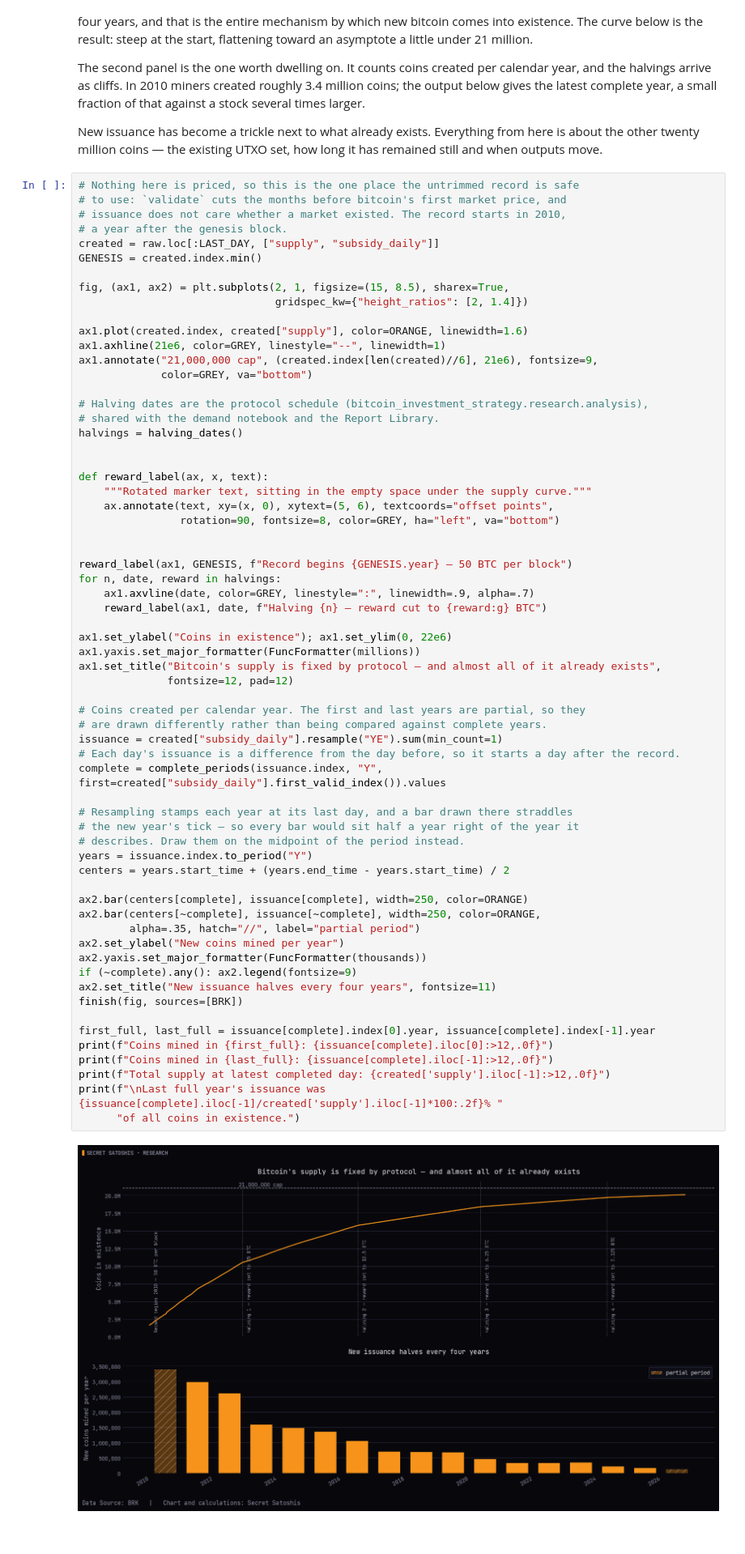
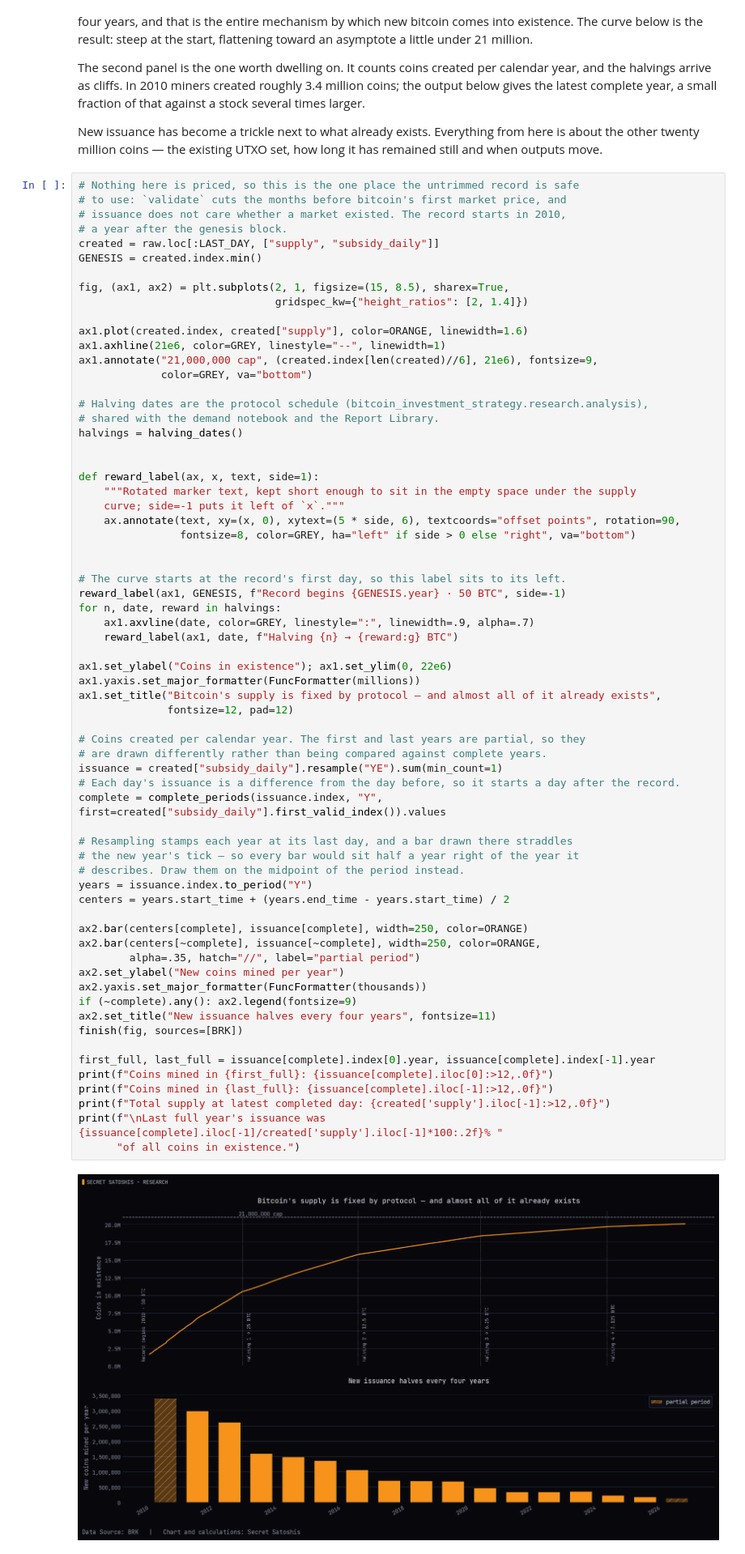
Before and after one commit to SecretSatoshis/Bitcoin-Investment-Strategy, a Jupyter notebook: notebooks/bitcoin_supply_dynamics.ipynb, the cells around one changed output. Shown at 81% size. Drawn from its saved outputs; the diff is of its cells as text.

```diff
--- a/notebooks/bitcoin_supply_dynamics.ipynb
+++ b/notebooks/bitcoin_supply_dynamics.ipynb
@@ -242,16 +242,18 @@ ax1.annotate("21,000,000 cap", (created.index[len(created)//6], 21e6), fontsize=
 halvings = halving_dates()
 
 
-def reward_label(ax, x, text):
-    """Rotated marker text, sitting in the empty space under the supply curve."""
-    ax.annotate(text, xy=(x, 0), xytext=(5, 6), textcoords="offset points",
-                rotation=90, fontsize=8, color=GREY, ha="left", va="bottom")
+def reward_label(ax, x, text, side=1):
+    """Rotated marker text, kept short enough to sit in the empty space under the supply
+    curve; side=-1 puts it left of `x`."""
+    ax.annotate(text, xy=(x, 0), xytext=(5 * side, 6), textcoords="offset points", rotation=90,
+                fontsize=8, color=GREY, ha="left" if side > 0 else "right", va="bottom")
 
 
-reward_label(ax1, GENESIS, f"Record begins {GENESIS.year} — 50 BTC per block")
+# The curve starts at the record's first day, so this label sits to its left.
+reward_label(ax1, GENESIS, f"Record begins {GENESIS.year} · 50 BTC", side=-1)
 for n, date, reward in halvings:
     ax1.axvline(date, color=GREY, linestyle=":", linewidth=.9, alpha=.7)
-    reward_label(ax1, date, f"Halving {n} — reward cut to {reward:g} BTC")
+    reward_label(ax1, date, f"Halving {n} → {reward:g} BTC")
 
 ax1.set_ylabel("Coins in existence"); ax1.set_ylim(0, 22e6)
 ax1.yaxis.set_major_formatter(FuncFormatter(millions))
@@ -259,34 +261,34 @@ ax1.set_title("Bitcoin's supply is fixed by protocol — and almost all of it al
               fontsize=12, pad=12)
 
 # Coins created per calendar year. The first and last years are partial, so they
 # are drawn differently rather than being compared against complete years.
 issuance = created["subsidy_daily"].resample("YE").sum(min_count=1)
 # Each day's issuance is a difference from the day before, so it starts a day after the record.
 complete = complete_periods(issuance.index, "Y", first=created["subsidy_daily"].first_valid_index()).values
 
 # Resampling stamps each year at its last day, and a bar drawn there straddles
 # the new year's tick — so every bar would sit half a year right of the year it
 # describes. Draw them on the midpoint of the period instead.
 years = issuance.index.to_period("Y")
 centers = years.start_time + (years.end_time - years.start_time) / 2
 
 ax2.bar(centers[complete], issuance[complete], width=250, color=ORANGE)
 ax2.bar(centers[~complete], issuance[~complete], width=250, color=ORANGE,
         alpha=.35, hatch="//", label="partial period")
 ax2.set_ylabel("New coins mined per year")
 ax2.yaxis.set_major_formatter(FuncFormatter(thousands))
 if (~complete).any(): ax2.legend(fontsize=9)
 ax2.set_title("New issuance halves every four years", fontsize=11)
 finish(fig, sources=[BRK])
 
 first_full, last_full = issuance[complete].index[0].year, issuance[complete].index[-1].year
 print(f"Coins mined in {first_full}: {issuance[complete].iloc[0]:>12,.0f}")
 print(f"Coins mined in {last_full}: {issuance[complete].iloc[-1]:>12,.0f}")
 print(f"Total supply at latest completed day: {created['supply'].iloc[-1]:>12,.0f}")
 print(f"\nLast full year's issuance was {issuance[complete].iloc[-1]/created['supply'].iloc[-1]*100:.2f}% "
       "of all coins in existence.")
 # %% [output]
-[figure, old version]
+[figure, new version]
 Coins mined in 2011:    2,981,350
 Coins mined in 2025:      165,881
 Total supply at latest completed day:   20,091,976
```
Also changed, not shown: 1 other file.
